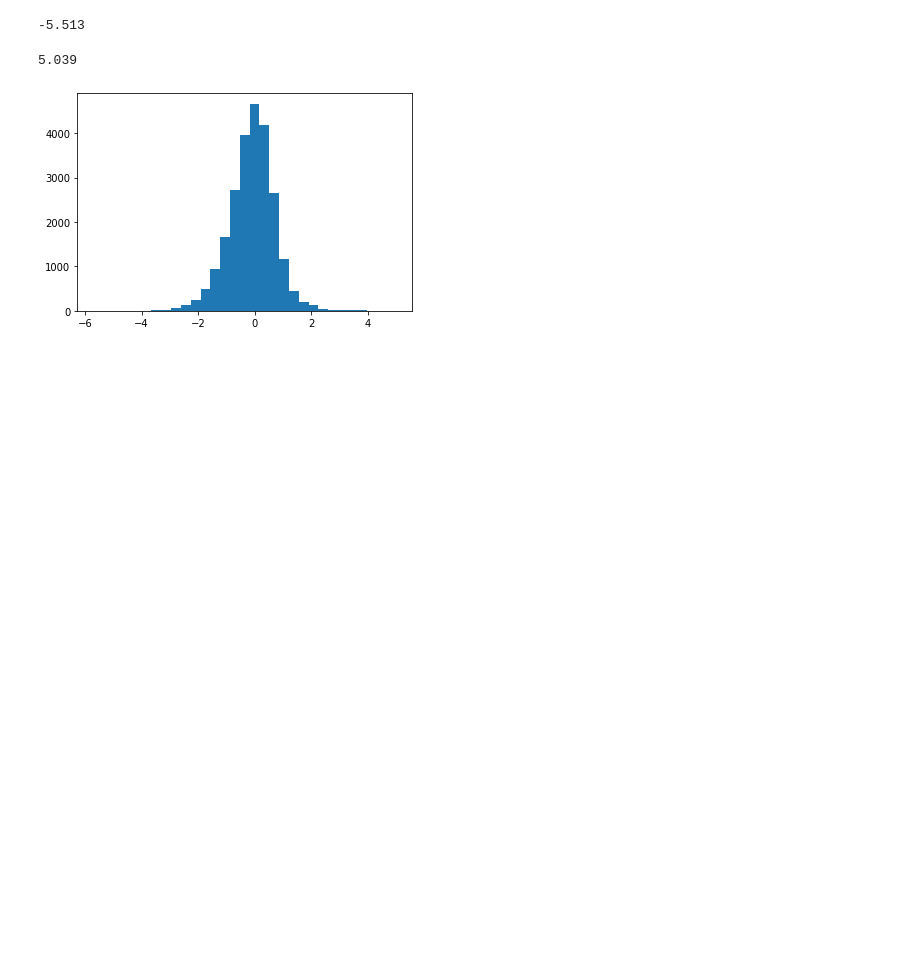
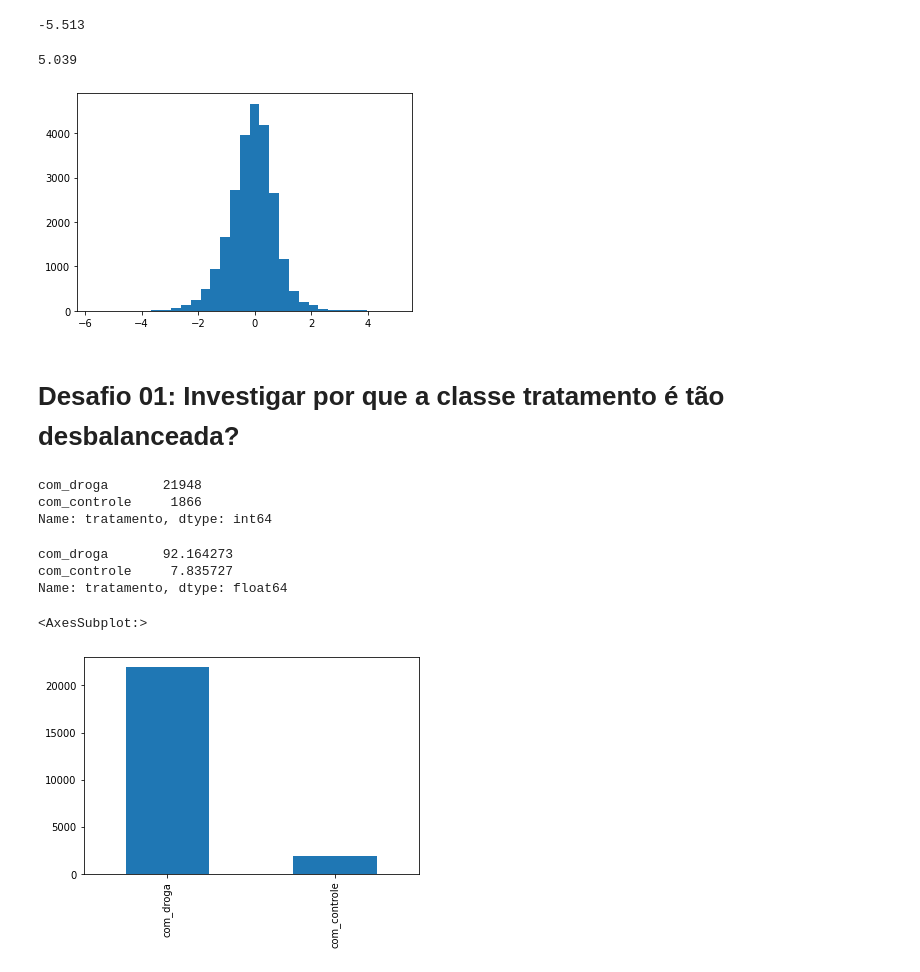
Before and after one commit to juliowatanabe/Alura.Aula1, a Jupyter notebook: Aula1.ipynb, the cells around one changed output. Cells and saved outputs as stored; diff of their text form; code cells hidden in the pictures; blank space fills up the shorter version.

```diff
--- a/Aula1.ipynb
+++ b/Aula1.ipynb
@@ -162,3 +179,22 @@ plt.hist(dados['g-1'], bins = 31)
 plt.show()
 # %% [output]
 [figure]
+# %% [markdown]
+# Desafio 01: Investigar por que a classe tratamento é tão desbalanceada?
+# %%
+dados['tratamento'].value_counts()
+# %% [output]
+com_droga       21948
+com_controle     1866
+Name: tratamento, dtype: int64
+# %%
+dados['tratamento'].value_counts(normalize=True)*100
+# %% [output]
+com_droga       92.164273
+com_controle     7.835727
+Name: tratamento, dtype: float64
+# %%
+dados['tratamento'].value_counts().plot.bar()
+# %% [output]
+<AxesSubplot:>
+[figure, added]
```
Also changed, not shown: parts of 27 cells of this notebook.
